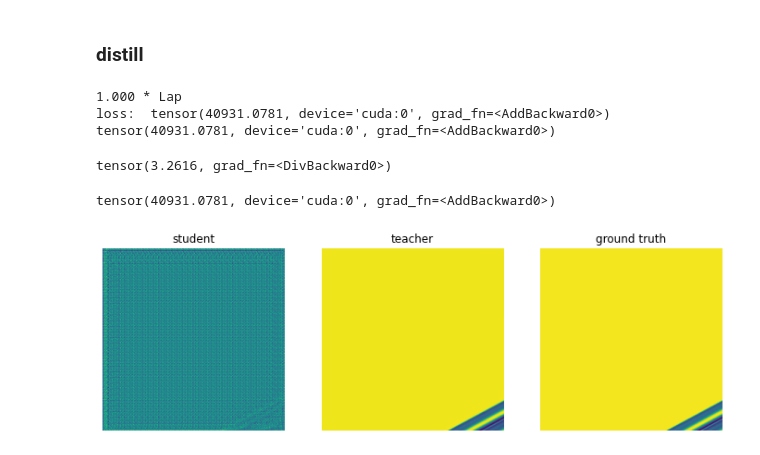
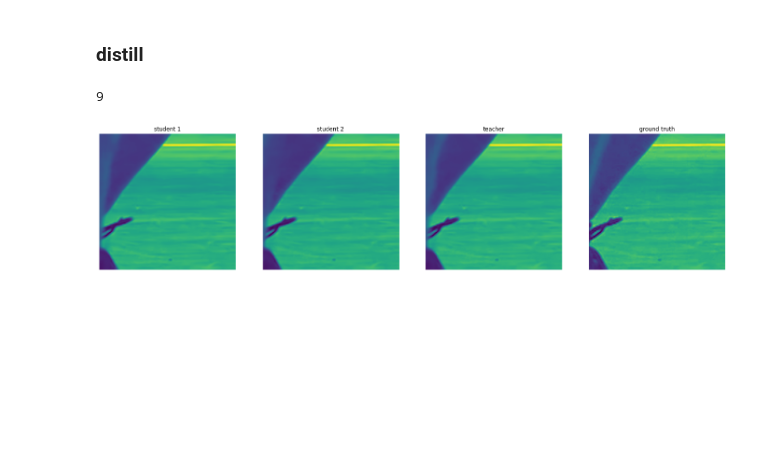
Before and after one commit to crispianm/ST-MFNet, a Jupyter notebook: loss_nb.ipynb, the cells around one changed output. Saved outputs shown, nothing was run; the diff lists cells and outputs as text; code cells hidden in the pictures; blank space fills up the shorter version.

```diff
--- a/loss_nb.ipynb
+++ b/loss_nb.ipynb
@@ -68,7 +69,7 @@ vimeo90k_valid = Vimeo90k_quintuplet(
     augment_t=False,
 )
 
-datasets_train = [vimeo90k_train, bvidvc_train]
+datasets_train = [bvidvc_train]
 train_sampler = Sampler(datasets_train, iter=True)
 
 # data loaders
@@ -597,0 +114,10 @@ student.to(device);
+# %%
+st1 = to_device(STMFNet(args), device)
+st1.to(device)
+checkpoint1 = torch.load('./train_results/checkpoint/model_epoch001.pth')
+st1.load_state_dict(checkpoint1['state_dict'])
+
+st2 = to_device(STMFNet(args), device)
+st2.to(device)
+checkpoint2 = torch.load('./train_results/checkpoint/model_epoch008.pth')
+st2.load_state_dict(checkpoint2['state_dict'])
@@ -656,46 +128,52 @@ distill_loss_fn = nn.KLDivLoss(reduction="batchmean")
-# %%
-import losses
-output = student(frame1, frame3, frame5, frame7)
-targets = teacher(frame1, frame3, frame5, frame7)
-
-loss_fn = losses.DistillationLoss(args)
-loss_sum = loss_fn(output, targets, frame4, [frame3, frame5])
-print(loss_sum)
-# %% [output]
-1.000 * Lap
-loss:  tensor(40931.0781, device='cuda:0', grad_fn=<AddBackward0>)
-tensor(40931.0781, device='cuda:0', grad_fn=<AddBackward0>)
-# %%
-loss_function(frame4.cpu(), output['frame1'].cpu())/len(train_loader)
-# %% [output]
-tensor(3.2616, grad_fn=<DivBackward0>)
-# %%
-alpha = 0.3
-student_loss22 = loss_function(output['frame1'].cpu(), frame4.cpu())
-distillation_loss22 = distillation_loss(output['frame1'], targets['frame1'], distill_loss_fn)
-loss = alpha * student_loss22 + (1 - alpha) * distillation_loss22
-loss
-# %% [output]
-tensor(40931.0781, device='cuda:0', grad_fn=<AddBackward0>)
+# %%
+def getmax():
+    nums = []
+    for file in os.listdir('./train_results/checkpoint'):
+        if file.endswith('.pth'):
+            nums.append(int(file.split('_epoch')[-1].split('.')[0]))
+    return max(nums)
+
+getmax()
+# %% [output]
+9
 # %%
+it_1 = next(iter(train_loader))
+
+# for batch_idx, (frame1, frame3, frame4, frame5, frame7) in enumerate(train_loader, 1):
+# optimizer.zero_grad()
+
+frame1 = it_1[0].cuda()
+frame3 = it_1[1].cuda()
+frame4 = it_1[2].cuda()
+frame5 = it_1[3].cuda()
+frame7 = it_1[4].cuda()
+
+import losses
+output1 = st1(frame1, frame3, frame5, frame7)
+output2 = st2(frame1, frame3, frame5, frame7)
+targets = teacher(frame1, frame3, frame5, frame7)
+
 fig, ax = plt.subplot_mosaic([
-    ['student', 'teacher', 'ground truth'],
-], figsize=(12, 6))
+    ['student1', 'student2','teacher', 'ground truth'],
+], figsize=(24, 10))
 fig.patch.set_facecolor('xkcd:white')
-ax['student'].imshow(output['frame1'][0, 0, :, :].cpu().detach().numpy())
-ax['student'].set_title('student')
-ax['student'].axis('off')
+ax['student1'].imshow(output1['frame1'][0, 0, :, :].cpu().detach().numpy())
+ax['student1'].set_title('student 1')
+ax['student1'].axis('off')
+
+ax['student2'].imshow(output2['frame1'][0, 0, :, :].cpu().detach().numpy())
+ax['student2'].set_title('student 2')
+ax['student2'].axis('off')
 
 ax['teacher'].imshow(targets['frame1'][0, 0, :, :].cpu().detach().numpy())
 ax['teacher'].set_title('teacher')
 ax['teacher'].axis('off')
-
 
 ax['ground truth'].imshow(frame4[0, 0, :, :].cpu().detach().numpy())
 ax['ground truth'].set_title('ground truth')
 ax['ground truth'].axis('off')
 
 plt.show()
 torch.cuda.empty_cache()
 # %% [output]
-[figure, old version]
+[figure, new version]
```
Also changed, not shown: parts of 12 cells of this notebook, 16 other files.
